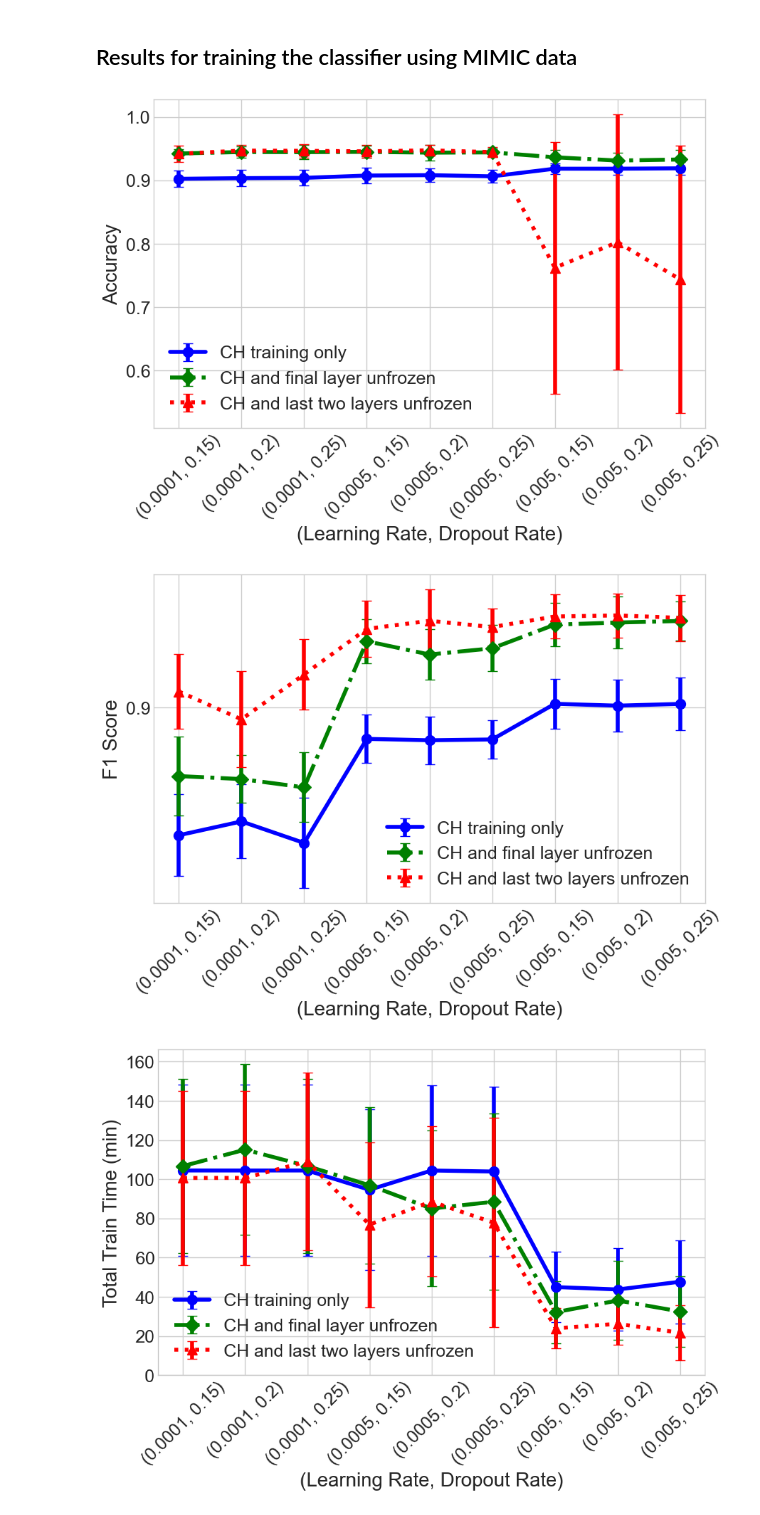
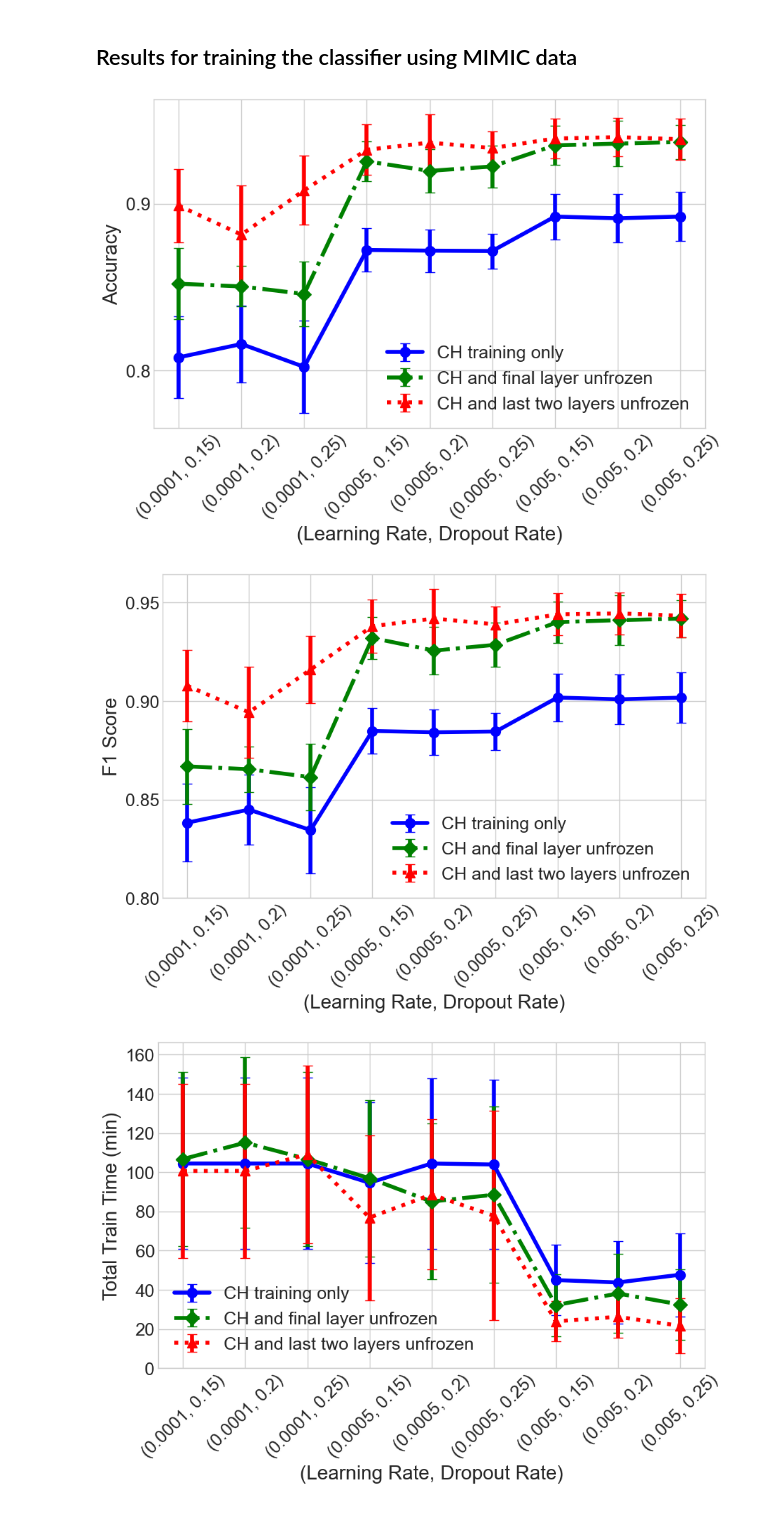
Before and after one commit to CRMDS/Kinetic-Injury-Triage, a Jupyter notebook: Results/resultsAnalysis.ipynb, the cells around one changed output. Saved outputs shown, nothing was run; the diff lists cells and outputs as text; code cells hidden in the pictures.

Commit message:
Update results analysis jupyter, had the wrong plots in the Supplementary file.

```diff
--- a/Results/resultsAnalysis.ipynb
+++ b/Results/resultsAnalysis.ipynb
@@ -137,13 +137,14 @@ train_time_data['TrainingTimeMin'] = train_time_data['TrainingTimeSeconds'].asty
 train_time_data['TrainingTimeMinStd'] = train_time_data['TrainingTimeStd'].astype(float) / 60
 # %%
 # Accuracy plot
-plot_optimizer_results(results_data, 'AdamW', metric='accuracy', metric_err='accuracy_std')
+plot_optimizer_results(results_data, 'SGD', metric='accuracy', metric_err='accuracy_std', modeling_type='training')
 # %% [output]
-[figure, old version]
+[figure, new version]
 # %%
 # F1 Score plot
-plot_optimizer_results(results_data, 'SGD', metric='f1_score', metric_err='f1_score_std')
+plot_optimizer_results(results_data, 'SGD', metric='f1_score', metric_err='f1_score_std',
+    modeling_type='training', yaxisticks=[0.8, 0.96, 0.05])
 # %% [output]
-[figure, old version]
+[figure, new version]
 # %%
 # Training time plot
```
Also changed, not shown: parts of 3 cells of this notebook.
